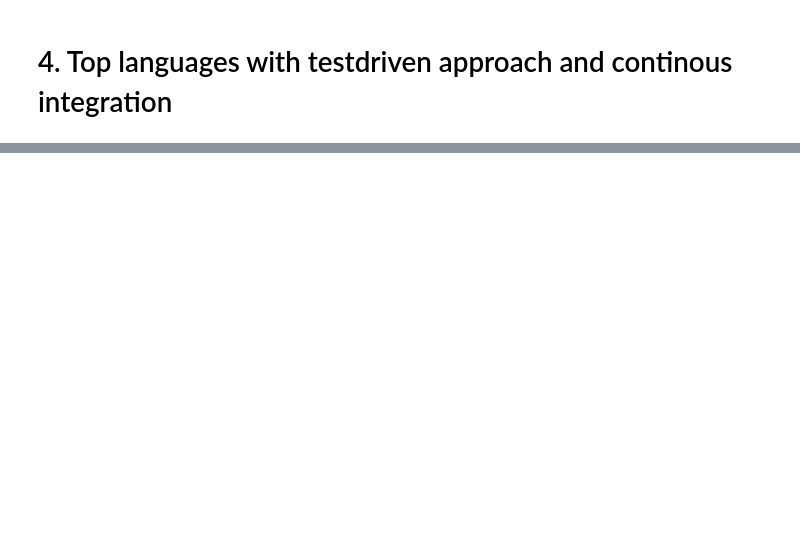
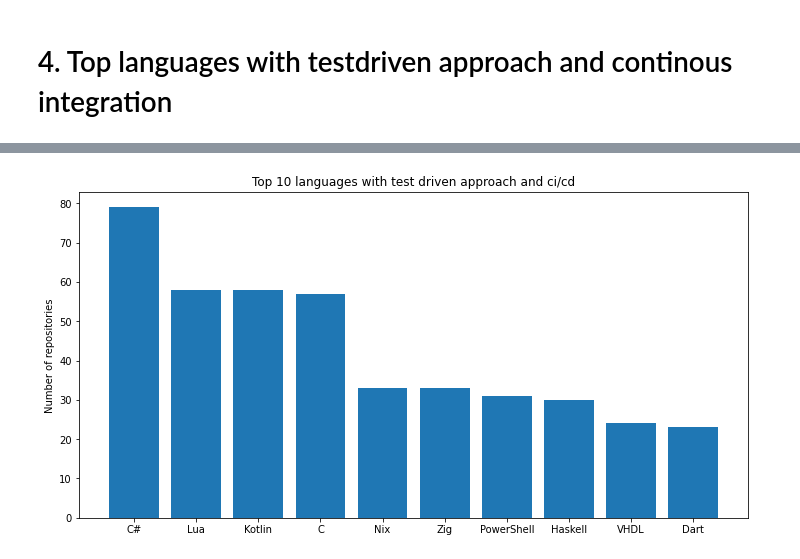
Before and after one commit to nmartinbekier/de2_g12_project, a Jupyter notebook: producer/analysis_client.ipynb, the cells around one changed output, grey strips where cells are left out. Saved outputs shown, nothing was run; the diff lists cells and outputs as text; code cells hidden in the pictures; blank space fills up the shorter version.

```diff
--- a/producer/analysis_client.ipynb
+++ b/producer/analysis_client.ipynb
@@ -117,0 +112,9 @@ len(cut)
+# %%
+# Define the number of top languages to return, get the results, and plot them
+num_results_ci = 10
+lang_repos_ci = sort_results(language_stats, 'num_ci', num_results_ci)
+plot_result(lang_repos_ci,
+          title=f'Top {len(lang_repos_ci)} languages with test driven approach and ci/cd',
+          xlabel='', ylabel='Number of repositories')
+# %% [output]
+[figure, added]
```
Also changed, not shown: parts of 20 cells of this notebook, 1 other file.
